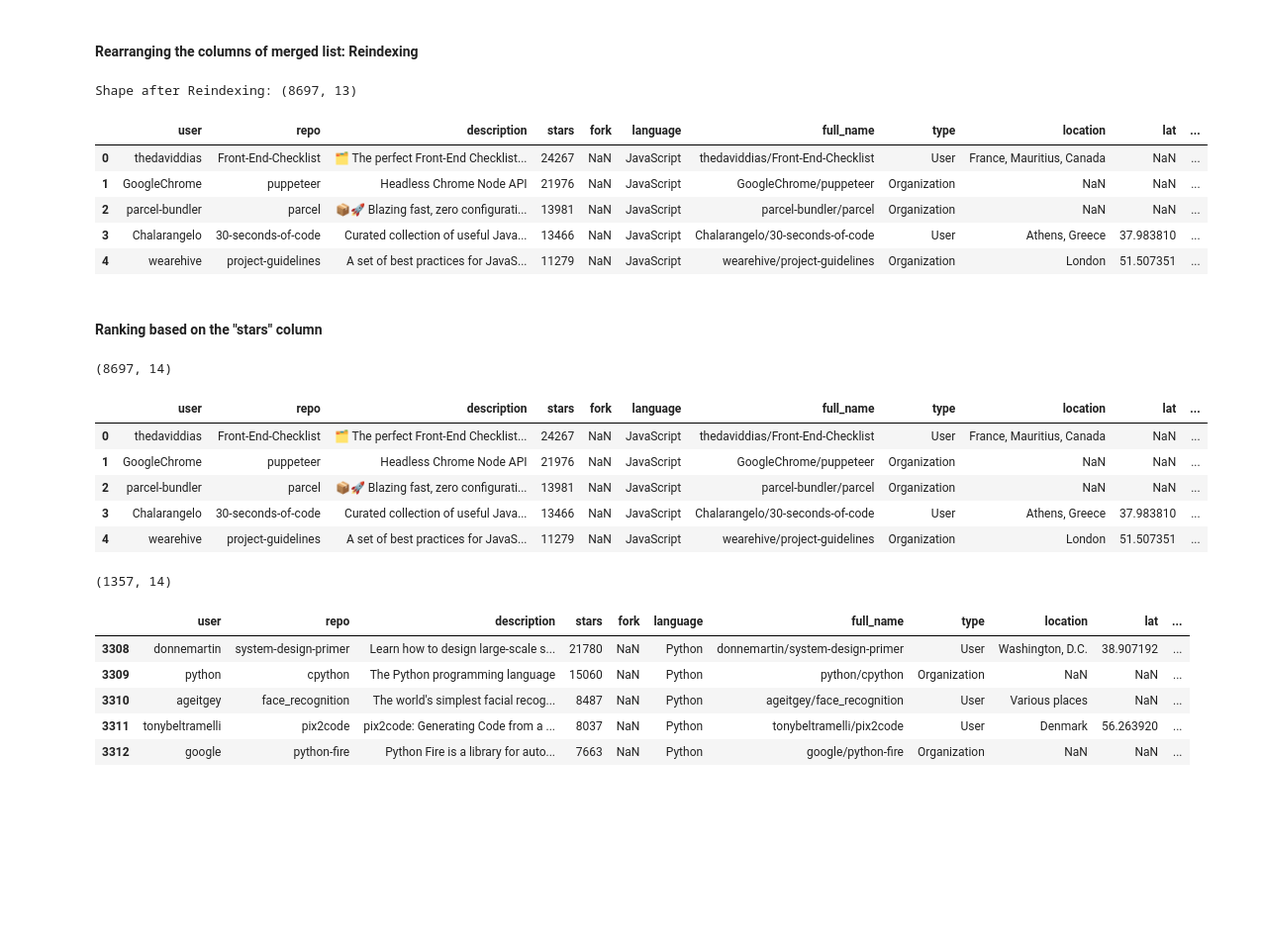
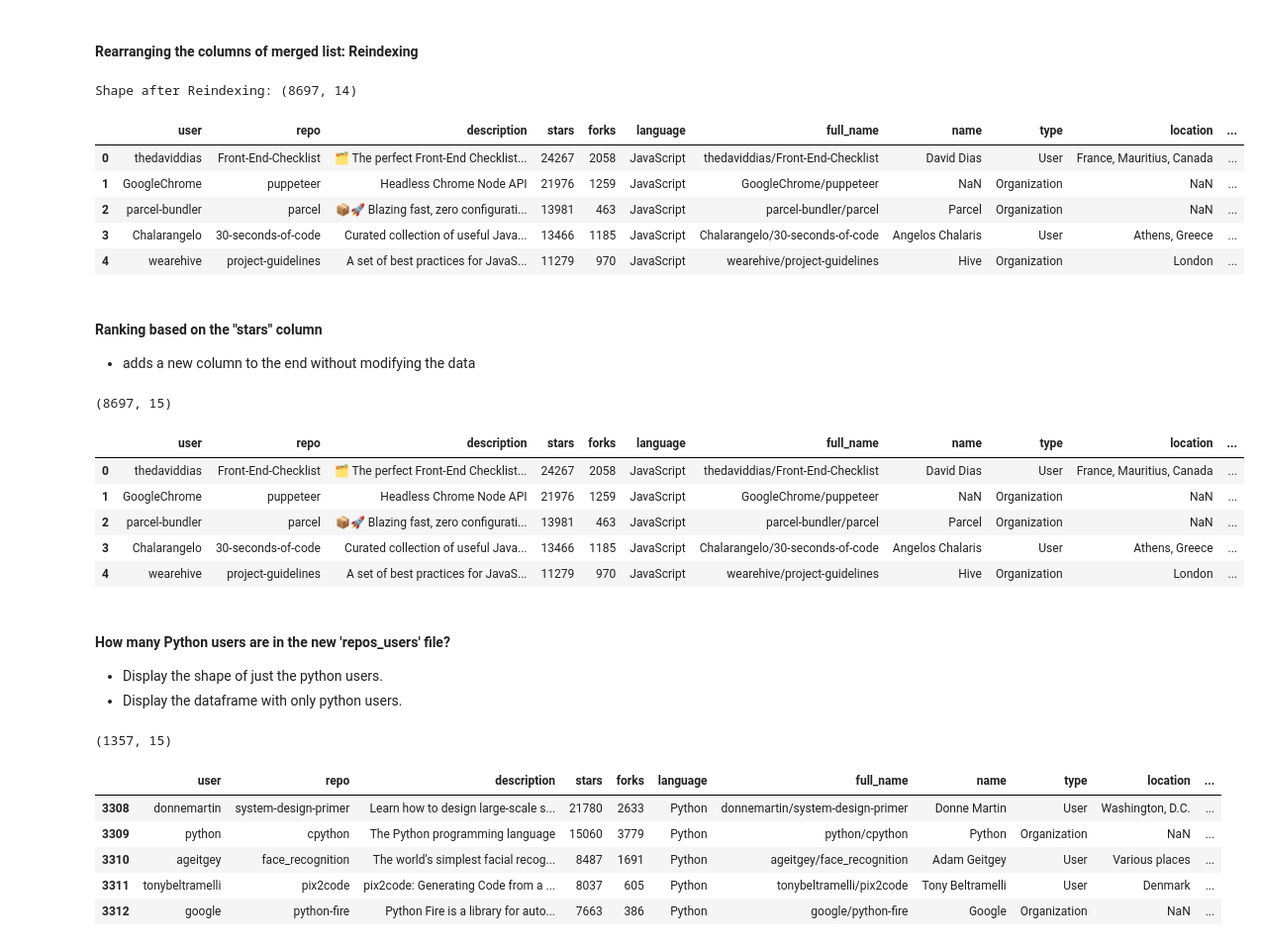
Before and after one commit to ADolbyB/data-science-python, a Jupyter notebook: 04_DataWrangling/04_Data_Wrangling.ipynb, the cells around one changed output. Shown at 99% size. Saved outputs shown, nothing was run; the diff lists cells and outputs as text; code cells hidden in the pictures; blank space fills up the shorter version.

```diff
--- a/04_DataWrangling/04_Data_Wrangling.ipynb
+++ b/04_DataWrangling/04_Data_Wrangling.ipynb
@@ -95,12 +93,3 @@ Shape After Processing: (8697, 7)
 | 2 | parcel-bundler/parcel | 13981 | 463 | 📦🚀 Blazing fast, zero configurati... | JavaScript | parcel-bundler | parcel |
 | 3 | Chalarangelo/30-seconds-of-code | 13466 | 1185 | Curated collection of useful Java... | JavaScript | Chalarangelo | 30-seconds-of-code |
 | 4 | wearehive/project-guidelines | 11279 | 970 | A set of best practices for JavaS... | JavaScript | wearehive | project-guidelines |
-# %%
-# Here is an example function which drops duplicate entries from the users list:
-
-print(f"Shape before dropping duplicates: {users.shape}\n")
-users = users.drop_duplicates(subset='id', keep='last')
-print(f"Shape after dropping duplicates: {users.shape}\n")
-users.head()
-
-# Since the shape before and shape after are the same, there were no duplicates.
@@ -154,48 +137,51 @@ Shape After Merge: (8697, 14)
 # %% [markdown]
 #### Rearranging the columns of merged list: Reindexing
 # %%
-repos_users = repos_users.reindex(['user', 'repo', 'description', 'stars', 'fork', 'language', 'full_name', 'type', 'location', 'lat', 'long', 'city', 'country'], axis = 1)
-# 13 columns
+repos_users = repos_users.reindex(['user', 'repo', 'description', 'stars', 'forks', 'language', 'full_name', 'name', 'type', 'location', 'lat', 'long', 'city', 'country'], axis = 1)
+# 14 columns
+
 print(f'Shape after Reindexing: {repos_users.shape}\n')
 
-repos_users.head()
+display(repos_users.head())
 # %% [output]
-Shape after Reindexing: (8697, 13)
+Shape after Reindexing: (8697, 14)
-|  | user | repo | description | stars | fork | language | full_name | type | location | lat | ... |
-| 0 | thedaviddias | Front-End-Checklist | 🗂 The perfect Front-End Checklist... | 24267 | NaN | JavaScript | thedaviddias/Front-End-Checklist | User | France, Mauritius, Canada | NaN | ... |
-| 1 | GoogleChrome | puppeteer | Headless Chrome Node API | 21976 | NaN | JavaScript | GoogleChrome/puppeteer | Organization | NaN | NaN | ... |
-| 2 | parcel-bundler | parcel | 📦🚀 Blazing fast, zero configurati... | 13981 | NaN | JavaScript | parcel-bundler/parcel | Organization | NaN | NaN | ... |
-| 3 | Chalarangelo | 30-seconds-of-code | Curated collection of useful Java... | 13466 | NaN | JavaScript | Chalarangelo/30-seconds-of-code | User | Athens, Greece | 37.983810 | ... |
-| 4 | wearehive | project-guidelines | A set of best practices for JavaS... | 11279 | NaN | JavaScript | wearehive/project-guidelines | Organization | London | 51.507351 | ... |
+|  | user | repo | description | stars | forks | language | full_name | name | type | location | ... |
+| 0 | thedaviddias | Front-End-Checklist | 🗂 The perfect Front-End Checklist... | 24267 | 2058 | JavaScript | thedaviddias/Front-End-Checklist | David Dias | User | France, Mauritius, Canada | ... |
+| 1 | GoogleChrome | puppeteer | Headless Chrome Node API | 21976 | 1259 | JavaScript | GoogleChrome/puppeteer | NaN | Organization | NaN | ... |
+| 2 | parcel-bundler | parcel | 📦🚀 Blazing fast, zero configurati... | 13981 | 463 | JavaScript | parcel-bundler/parcel | Parcel | Organization | NaN | ... |
+| 3 | Chalarangelo | 30-seconds-of-code | Curated collection of useful Java... | 13466 | 1185 | JavaScript | Chalarangelo/30-seconds-of-code | Angelos Chalaris | User | Athens, Greece | ... |
+| 4 | wearehive | project-guidelines | A set of best practices for JavaS... | 11279 | 970 | JavaScript | wearehive/project-guidelines | Hive | Organization | London | ... |
 # %% [markdown]
 #### Ranking based on the "stars" column
+ - adds a new column to the end without modifying the data
 # %%
-# if you wanted to drop a column:
-# dataset_anem.dropna(axis = 1)
+repos_users['rank'] = repos_users['stars'].rank(ascending = False)
 
-# adding a new column to the end without modifying the data
-repos_users['rank'] = repos_users['stars'].rank(ascending = False)
 print(repos_users.shape)  # 14 columns
-repos_users.head()
+
+display(repos_users.head())
 # %% [output]
-(8697, 14)
+(8697, 15)
-|  | user | repo | description | stars | fork | language | full_name | type | location | lat | ... |
-| 0 | thedaviddias | Front-End-Checklist | 🗂 The perfect Front-End Checklist... | 24267 | NaN | JavaScript | thedaviddias/Front-End-Checklist | User | France, Mauritius, Canada | NaN | ... |
-| 1 | GoogleChrome | puppeteer | Headless Chrome Node API | 21976 | NaN | JavaScript | GoogleChrome/puppeteer | Organization | NaN | NaN | ... |
-| 2 | parcel-bundler | parcel | 📦🚀 Blazing fast, zero configurati... | 13981 | NaN | JavaScript | parcel-bundler/parcel | Organization | NaN | NaN | ... |
-| 3 | Chalarangelo | 30-seconds-of-code | Curated collection of useful Java... | 13466 | NaN | JavaScript | Chalarangelo/30-seconds-of-code | User | Athens, Greece | 37.983810 | ... |
-| 4 | wearehive | project-guidelines | A set of best practices for JavaS... | 11279 | NaN | JavaScript | wearehive/project-guidelines | Organization | London | 51.507351 | ... |
+|  | user | repo | description | stars | forks | language | full_name | name | type | location | ... |
+| 0 | thedaviddias | Front-End-Checklist | 🗂 The perfect Front-End Checklist... | 24267 | 2058 | JavaScript | thedaviddias/Front-End-Checklist | David Dias | User | France, Mauritius, Canada | ... |
+| 1 | GoogleChrome | puppeteer | Headless Chrome Node API | 21976 | 1259 | JavaScript | GoogleChrome/puppeteer | NaN | Organization | NaN | ... |
+| 2 | parcel-bundler | parcel | 📦🚀 Blazing fast, zero configurati... | 13981 | 463 | JavaScript | parcel-bundler/parcel | Parcel | Organization | NaN | ... |
+| 3 | Chalarangelo | 30-seconds-of-code | Curated collection of useful Java... | 13466 | 1185 | JavaScript | Chalarangelo/30-seconds-of-code | Angelos Chalaris | User | Athens, Greece | ... |
+| 4 | wearehive | project-guidelines | A set of best practices for JavaS... | 11279 | 970 | JavaScript | wearehive/project-guidelines | Hive | Organization | London | ... |
+# %% [markdown]
+#### How many Python users are in the new 'repos_users' file?
+ - Display the shape of just the python users.
+ - Display the dataframe with only python users.
 # %%
-# how many Python users are in the new 'repos_users' file?
 print(repos_users[repos_users['language'] == 'Python'].shape)
 
 # display only the Python users:
 repos_users[repos_users['language'] == 'Python'].head()
 # %% [output]
-(1357, 14)
+(1357, 15)
-|  | user | repo | description | stars | fork | language | full_name | type | location | lat | ... |
-| 3308 | donnemartin | system-design-primer | Learn how to design large-scale s... | 21780 | NaN | Python | donnemartin/system-design-primer | User | Washington, D.C. | 38.907192 | ... |
-| 3309 | python | cpython | The Python programming language | 15060 | NaN | Python | python/cpython | Organization | NaN | NaN | ... |
-| 3310 | ageitgey | face_recognition | The world's simplest facial recog... | 8487 | NaN | Python | ageitgey/face_recognition | User | Various places | NaN | ... |
-| 3311 | tonybeltramelli | pix2code | pix2code: Generating Code from a ... | 8037 | NaN | Python | tonybeltramelli/pix2code | User | Denmark | 56.263920 | ... |
-| 3312 | google | python-fire | Python Fire is a library for auto... | 7663 | NaN | Python | google/python-fire | Organization | NaN | NaN | ... |
+|  | user | repo | description | stars | forks | language | full_name | name | type | location | ... |
+| 3308 | donnemartin | system-design-primer | Learn how to design large-scale s... | 21780 | 2633 | Python | donnemartin/system-design-primer | Donne Martin | User | Washington, D.C. | ... |
+| 3309 | python | cpython | The Python programming language | 15060 | 3779 | Python | python/cpython | Python | Organization | NaN | ... |
+| 3310 | ageitgey | face_recognition | The world's simplest facial recog... | 8487 | 1691 | Python | ageitgey/face_recognition | Adam Geitgey | User | Various places | ... |
+| 3311 | tonybeltramelli | pix2code | pix2code: Generating Code from a ... | 8037 | 605 | Python | tonybeltramelli/pix2code | Tony Beltramelli | User | Denmark | ... |
+| 3312 | google | python-fire | Python Fire is a library for auto... | 7663 | 386 | Python | google/python-fire | Google | Organization | NaN | ... |
```
Also changed, not shown: parts of 18 cells of this notebook.
